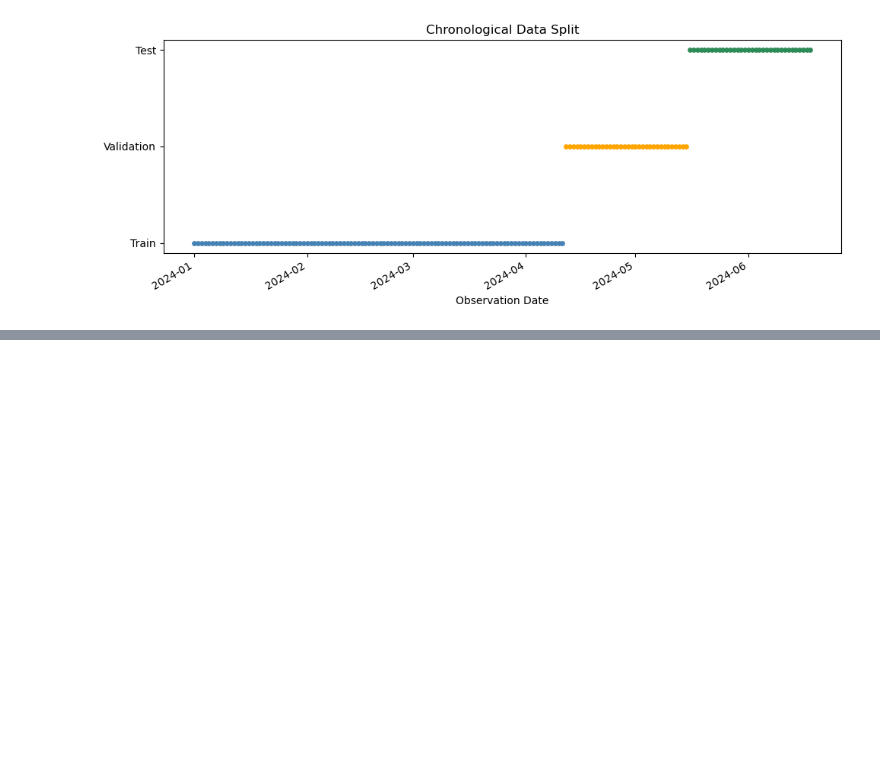
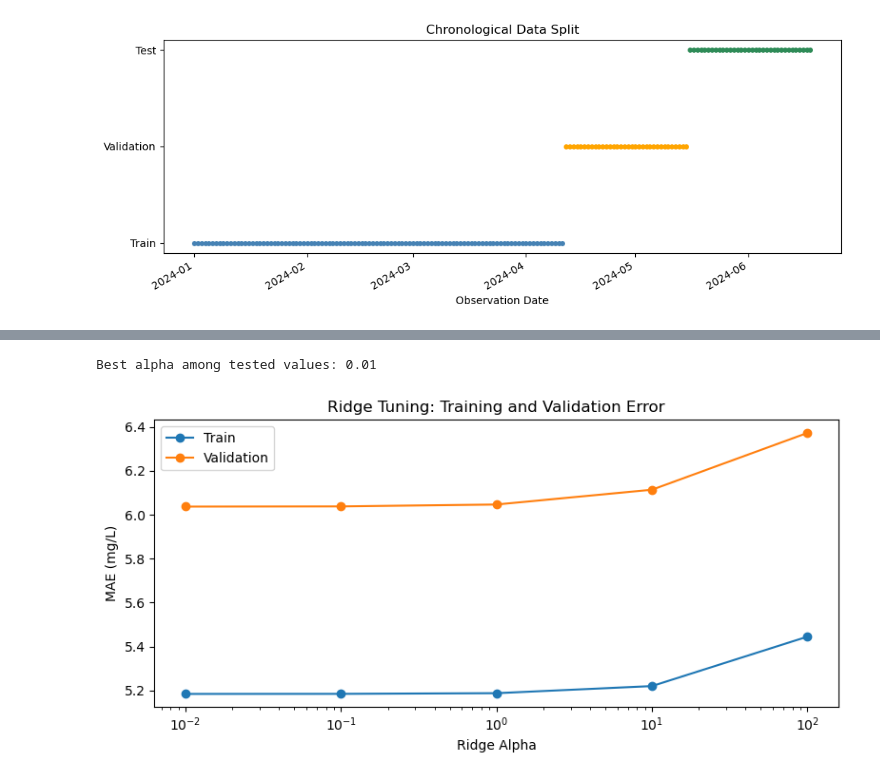
Before and after one commit to DeepikaSneha/wastewater_ML_pipelines, a Jupyter notebook: Main.ipynb, the cells around one changed output, grey strips where cells are left out. Cells and saved outputs as stored; diff of their text form; code cells hidden in the pictures; blank space fills up the shorter version.

```diff
--- a/Main.ipynb
+++ b/Main.ipynb
@@ -779,0 +940,13 @@ plt.show()
+# %%
+from sklearn.ensemble import RandomForestRegressor
+
+forest_model = Pipeline(
+    steps=[ ("preprocessing", clone(preprocessor)), ("model", RandomForestRegressor( n_estimators=200, max_depth=8, min_samples_leaf=5, random_state=42, n_jobs=-1 )) ]
+)
+
+
+
+forest_model.fit(X_train, y_train)
+
+forest_train_predictions = forest_model.predict(X_train)
+forest_validation_predictions = forest_model.predict(X_validation )
@@ -779,0 +1001,2 @@ plt.show()
+# %%
+alpha_values = [0.01, 0.1, 1.0, 10.0, 100.0]
@@ -779,0 +1029,4 @@ plt.show()
+# %%
+ridge_tuning_table = pd.DataFrame( ridge_tuning_rows ).sort_values("Validation_MAE")
+
+display(ridge_tuning_table.round(3))
@@ -779,0 +1040,37 @@ plt.show()
+# %%
+best_alpha = float( ridge_tuning_table.iloc[0]["Alpha"])
+
+tuned_ridge_model = ridge_trials[best_alpha]
+
+print("Best alpha among tested values:", best_alpha)
+# %% [output]
+Best alpha among tested values: 0.01
+# %%
+plot_table = ridge_tuning_table.sort_values("Alpha")
+
+fig, ax = plt.subplots(figsize=(8, 4))
+
+ax.plot(
+    plot_table["Alpha"],
+    plot_table["Train_MAE"],
+    marker="o",
+    label="Train"
+)
+
+ax.plot(
+    plot_table["Alpha"],
+    plot_table["Validation_MAE"],
+    marker="o",
+    label="Validation"
+)
+
+ax.set_xscale("log")
+ax.set_xlabel("Ridge Alpha")
+ax.set_ylabel("MAE (mg/L)")
+ax.set_title("Ridge Tuning: Training and Validation Error")
+ax.legend()
+
+plt.tight_layout()
+plt.show()
+# %% [output]
+[figure, added]
```
Also changed, not shown: parts of 31 cells of this notebook.
